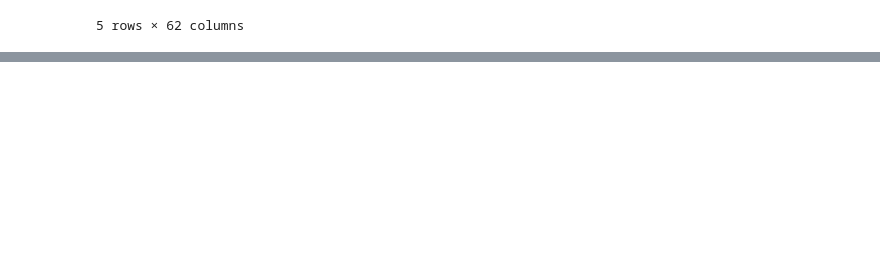
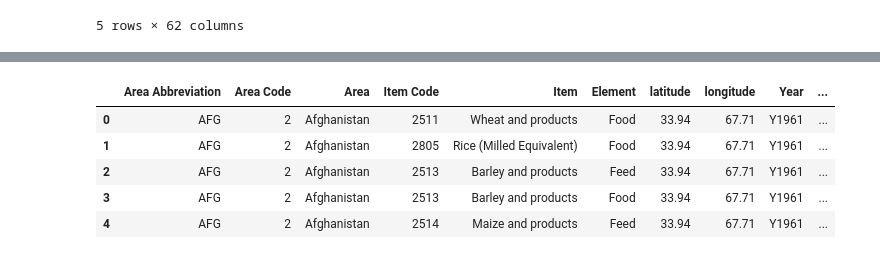
Before and after one commit to matheuspfferreira/python_data_science, a Jupyter notebook: Exportações Internacionais - 09/notebook/nb_exportacoes.ipynb, the cells around one changed output, grey strips where cells are left out. Drawn from its saved outputs; the diff is of its cells as text; code cells hidden in the pictures; blank space fills up the shorter version.

```diff
--- a/Exportações Internacionais - 09/notebook/nb_exportacoes.ipynb
+++ b/Exportações Internacionais - 09/notebook/nb_exportacoes.ipynb
@@ -177,3 +177,7 @@ dados.head()
 | 2 | AFG | 2 | Afghanistan | 2513 | Barley and products | Feed | 1000 tonnes | 33.94 | 67.71 | ... |
 | 3 | AFG | 2 | Afghanistan | 2513 | Barley and products | Food | 1000 tonnes | 33.94 | 67.71 | ... |
 | 4 | AFG | 2 | Afghanistan | 2514 | Maize and products | Feed | 1000 tonnes | 33.94 | 67.71 | ... |
+# %%
+# Multiplicando a colunas de toneladas por mil
+dados['Tonnes'] = dados['Tonnes'] * 1000.0
+dados.head()
@@ -179,0 +191,11 @@ dados.head()
+# %%
+# Excluindo a coluna de unidade
+dados.drop(columns='Unit', inplace=True)
+dados.head()
+# %% [output]
+|  | Area Abbreviation | Area Code | Area | Item Code | Item | Element | latitude | longitude | Year | ... |
+| 0 | AFG | 2 | Afghanistan | 2511 | Wheat and products | Food | 33.94 | 67.71 | Y1961 | ... |
+| 1 | AFG | 2 | Afghanistan | 2805 | Rice (Milled Equivalent) | Food | 33.94 | 67.71 | Y1961 | ... |
+| 2 | AFG | 2 | Afghanistan | 2513 | Barley and products | Feed | 33.94 | 67.71 | Y1961 | ... |
+| 3 | AFG | 2 | Afghanistan | 2513 | Barley and products | Food | 33.94 | 67.71 | Y1961 | ... |
+| 4 | AFG | 2 | Afghanistan | 2514 | Maize and products | Feed | 33.94 | 67.71 | Y1961 | ... |
```
Also changed, not shown: parts of 1 cell of this notebook.
